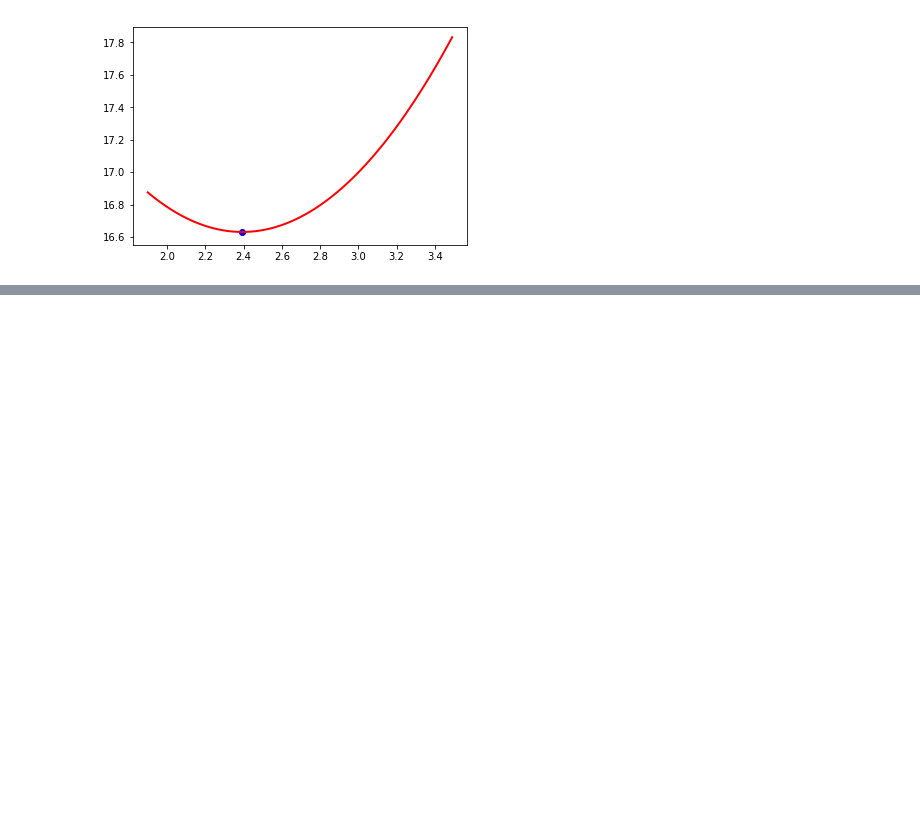
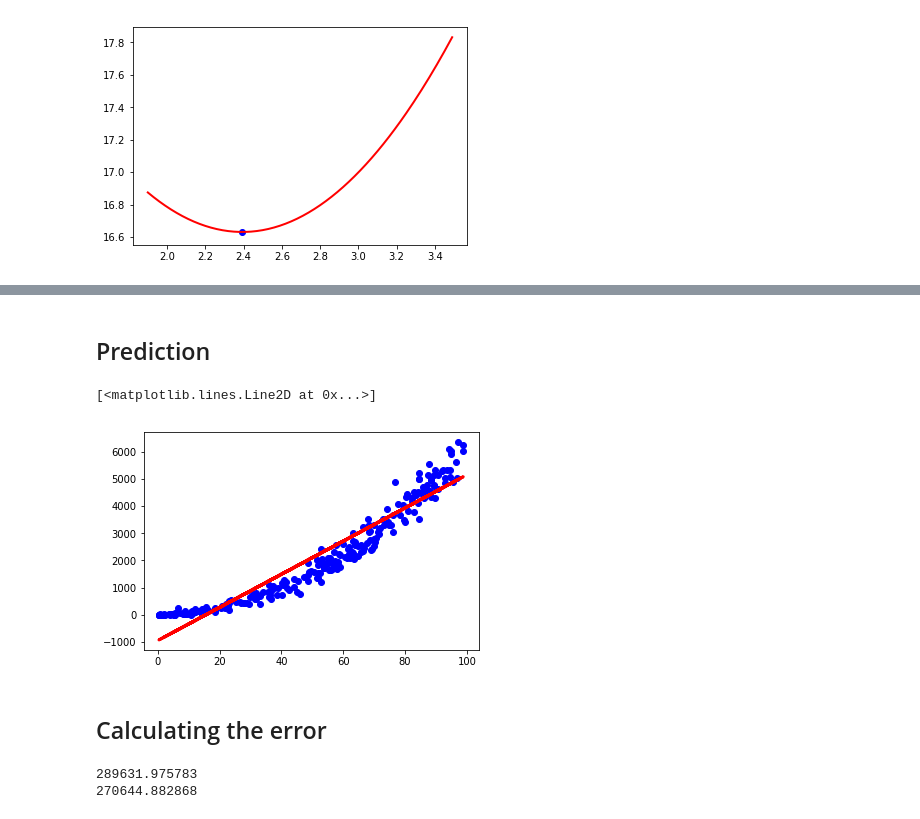
Before and after one commit to ClaseML-2017/linear-regresion-error-curve-Karlosss28, a Jupyter notebook: Untitled.ipynb, the cells around one changed output, grey strips where cells are left out. Drawn from its saved outputs; the diff is of its cells as text; code cells hidden in the pictures; blank space fills up the shorter version.

```diff
--- a/Untitled.ipynb
+++ b/Untitled.ipynb
@@ -65,0 +87,17 @@ plt.scatter(linReg.intercept_, calcError(X_train, Y_train, linReg.coef_, linReg.
+# %% [markdown]
+## Prediction
+# %%
+Y_pred_2 = linReg_2.predict(X_test_2)
+plt.scatter(X_test_2, Y_test_2,  color='blue')
+plt.plot(X_test_2, Y_pred_2, color='red', linewidth=3)
+# %% [output]
+[<matplotlib.lines.Line2D at 0x...>]
+[figure, added]
+# %% [markdown]
+## Calculating the error
+# %%
+print calcError(X_test_2, Y_test_2, linReg_2.coef_, linReg_2.intercept_)
+print calcError(X_train_2, Y_train_2, linReg_2.coef_, linReg_2.intercept_)
+# %% [output]
+289631.975783
+270644.882868
```
Also changed, not shown: parts of 21 cells of this notebook.
